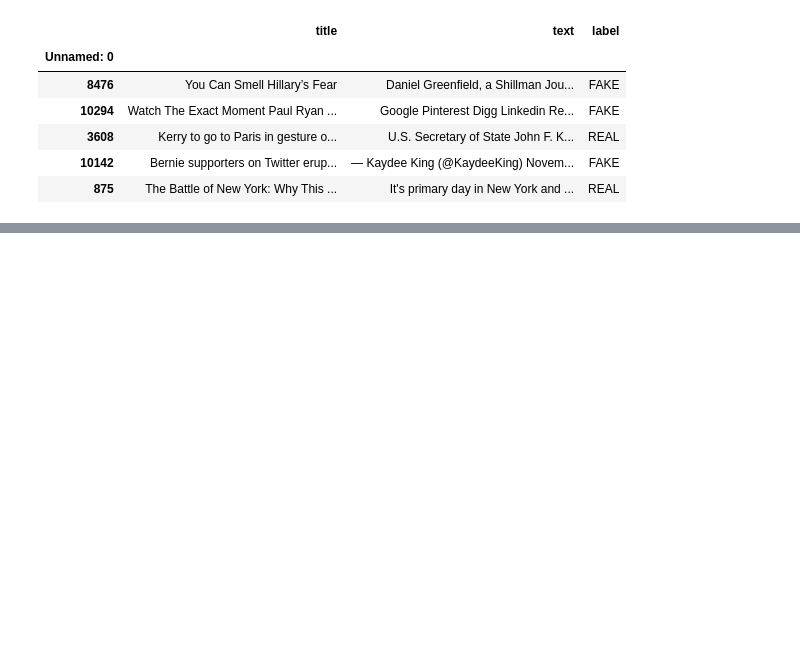
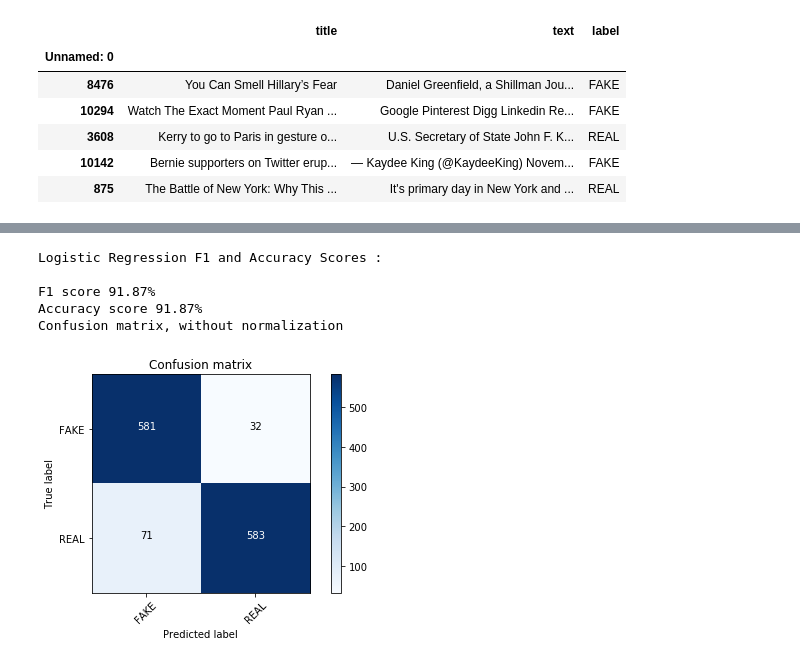
Before and after one commit to aarya22/CSE415, a Jupyter notebook: A7/A7_PartB.ipynb, the cells around one changed output, grey strips where cells are left out. Saved outputs shown, nothing was run; the diff lists cells and outputs as text; code cells hidden in the pictures; blank space fills up the shorter version.

```diff
--- a/A7/A7_PartB.ipynb
+++ b/A7/A7_PartB.ipynb
@@ -95,0 +119,15 @@ def plot_confusion_matrix(cm, classes,
+# %%
+clf.fit(tfidf_train, y_train)
+pred = clf.predict(tfidf_test)
+print "Logistic Regression F1 and Accuracy Scores : \n"
+print ( "F1 score {:.4}%".format( metrics.f1_score(y_test, pred, average='macro')*100 ) )
+print ( "Accuracy score {:.4}%".format(metrics.accuracy_score(y_test, pred)*100) )
+cm = metrics.confusion_matrix(y_test, pred, labels=['FAKE', 'REAL'])
+plot_confusion_matrix(cm, classes=['FAKE', 'REAL'])
+# %% [output]
+Logistic Regression F1 and Accuracy Scores :
+
+F1 score 91.87%
+Accuracy score 91.87%
+Confusion matrix, without normalization
+[figure, added]
```
Also changed, not shown: parts of 5 cells of this notebook.
